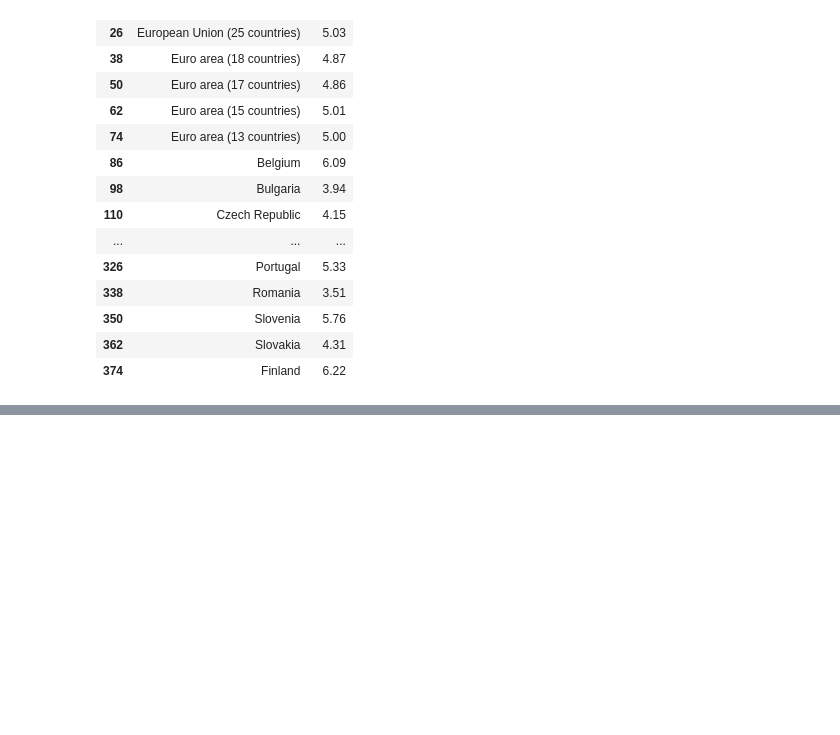
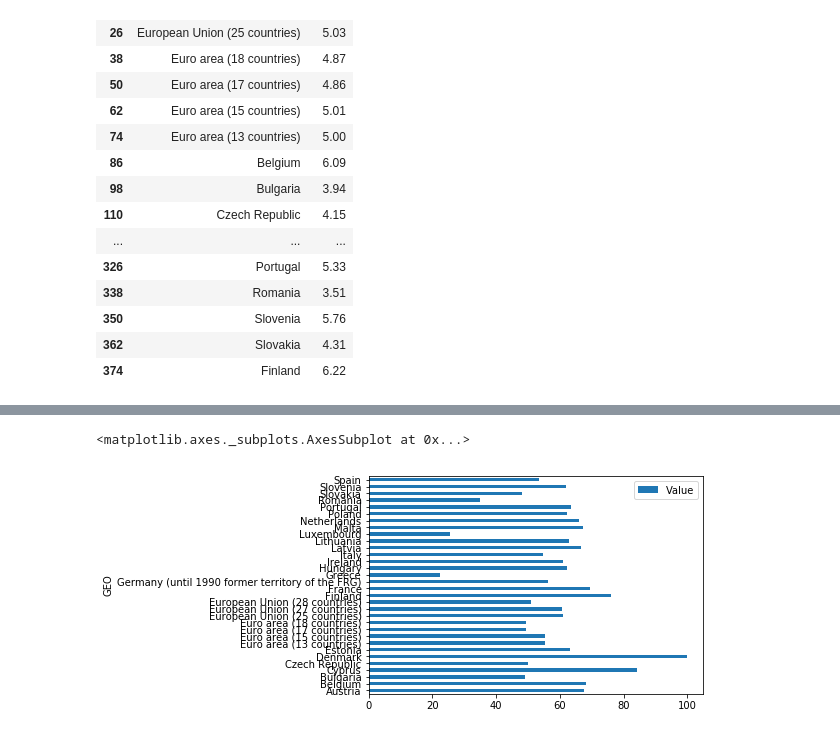
Before and after one commit to danielmichaelcicala/Math2212_Cicala, a Jupyter notebook: Eurostat/M1_Eurostat.ipynb, the cells around one changed output, grey strips where cells are left out. Cells and saved outputs as stored; diff of their text form; code cells hidden in the pictures; blank space fills up the shorter version.

```diff
--- a/Eurostat/M1_Eurostat.ipynb
+++ b/Eurostat/M1_Eurostat.ipynb
@@ -437,0 +779,10 @@ edu[ ( edu['Value'].notnull() ) | ( edu['GEO'].notnull() ) ]
+# %%
+# bar graphs
+# a bar grpah of the total sum value within each geo region
+
+edu_country_value_aggregate = edu[['GEO','Value']].groupby('GEO').sum()
+
+edu_country_value_aggregate.plot(kind = 'barh')
+# %% [output]
+<matplotlib.axes._subplots.AxesSubplot at 0x...>
+[figure, added]
```
Also changed, not shown: parts of 49 cells of this notebook, 4 other files.
